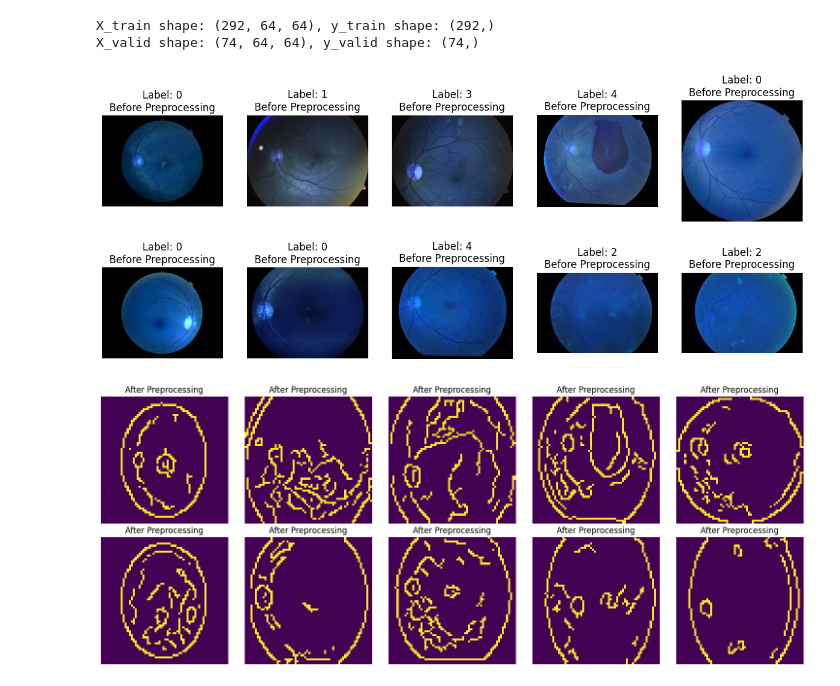
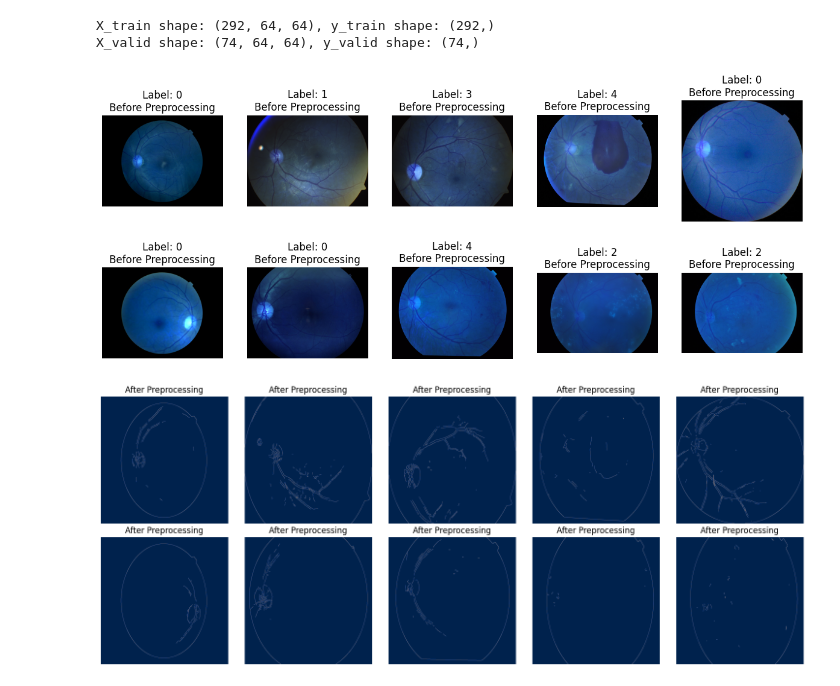
Before and after one commit to ShanmukhiKairuppala/Diabetic_Retinopathy_Detection, a Jupyter notebook: DR_APTOS.ipynb, the cells around one changed output. Drawn from its saved outputs; the diff is of its cells as text; code cells hidden in the pictures.

```diff
--- a/DR_APTOS.ipynb
+++ b/DR_APTOS.ipynb
@@ -162,6 +165,7 @@ print(f"X_valid shape: {X_valid.shape}, y_valid shape: {y_valid.shape}")
 X_train shape: (292, 64, 64, 3), y_train shape: (292,)
 X_valid shape: (74, 64, 64, 3), y_valid shape: (74,)
 # %%
+'''
 # Function to display images before and after preprocessing
 def display_images_before_after(images, processed_images, labels, rows=2, cols=5):
     fig, axs = plt.subplots(rows, cols, figsize=(15, 6))
@@ -195,6 +199,7 @@ if len(train_labels) >= 10:
     display_images_before_after(sample_images, sample_processed_images, sample_labels)
 else:
     print("Dataset has fewer than 10 samples. Please adjust the sample_indices.")
+    '''
 # %% [output]
 [figure]
 [figure]
@@ -251,39 +258,41 @@ print(f"X_valid shape: {X_valid.shape}, y_valid shape: {y_valid.shape}")
 X_train shape: (292, 64, 64), y_train shape: (292,)
 X_valid shape: (74, 64, 64), y_valid shape: (74,)
 # %%
+'''
+
 # Function to display images before and after preprocessing
 def display_images_before_after(images, processed_images, labels, rows=2, cols=5):
     fig, axs = plt.subplots(rows, cols, figsize=(15, 6))
     axs = axs.ravel()
 
     for i in range(rows * cols):
-        axs[i].imshow(images[i])
+        axs[i].imshow(images[i], cmap='viridis')  # Original images with 'viridis' colormap
         axs[i].set_title(f"Label: {labels.iloc[i]}\nBefore Preprocessing")
         axs[i].axis('off')
 
     fig, axs = plt.subplots(rows, cols, figsize=(15, 6))
     axs = axs.ravel()
 
     for i in range(rows * cols):
-        axs[i].imshow(processed_images[i])
+        axs[i].imshow(processed_images[i], cmap='cividis')  # Preprocessed images with 'cividis' colormap
         axs[i].set_title(f"After Preprocessing")
         axs[i].axis('off')
 
     plt.tight_layout()
     plt.show()
 
 # Display a set of 10 images before and after preprocessing
 sample_indices = [0, 1, 2, 3, 4, 5, 6, 7, 8, 9]
 
 # Ensure that the dataset has at least 10 samples
 if len(train_labels) >= 10:
     sample_images = [cv2.imread(os.path.join(image_folder, f'{image_id}.png')) for image_id in train_labels['id_code'].iloc[sample_indices]]
     sample_processed_images = [preprocess_image(os.path.join(image_folder, f'{image_id}.png')) for image_id in train_labels['id_code'].iloc[sample_indices]]
     sample_labels = train_labels['diagnosis'].iloc[sample_indices]
 
     display_images_before_after(sample_images, sample_processed_images, sample_labels)
 else:
     print("Dataset has fewer than 10 samples. Please adjust the sample_indices.")
 # %% [output]
 [figure]
-[figure, old version]
+[figure, new version]
```
Also changed, not shown: parts of 14 cells of this notebook.
